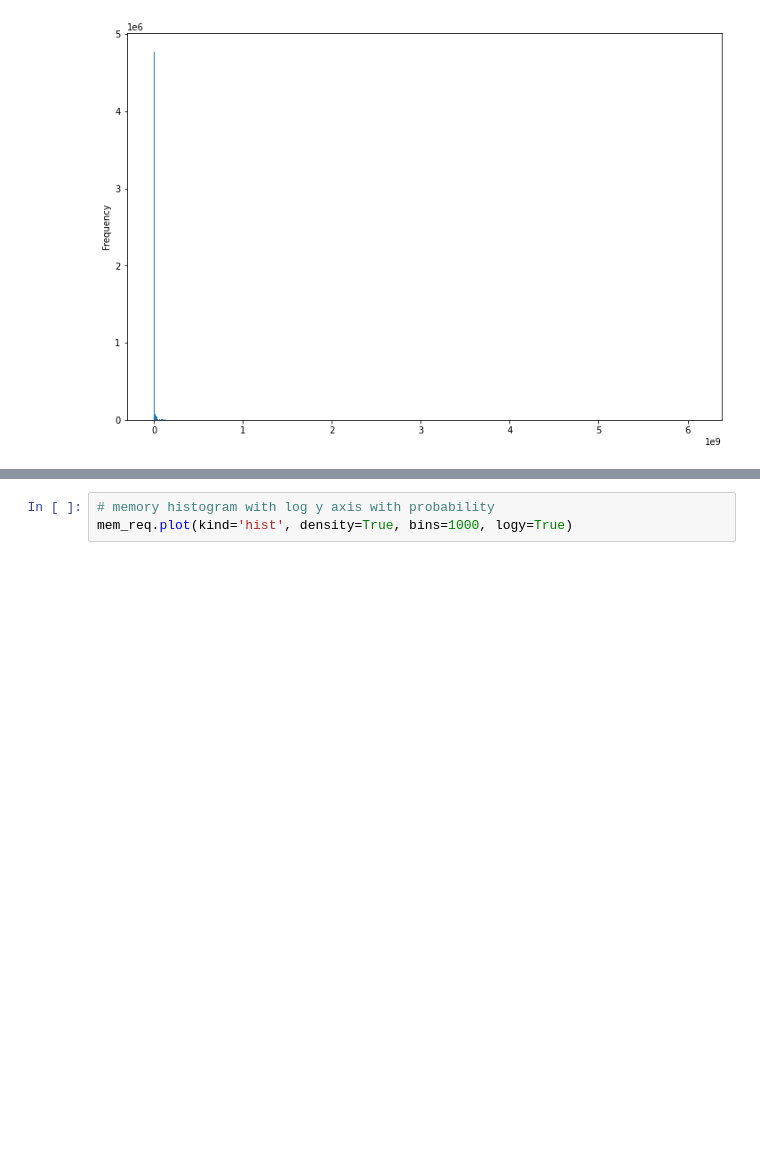
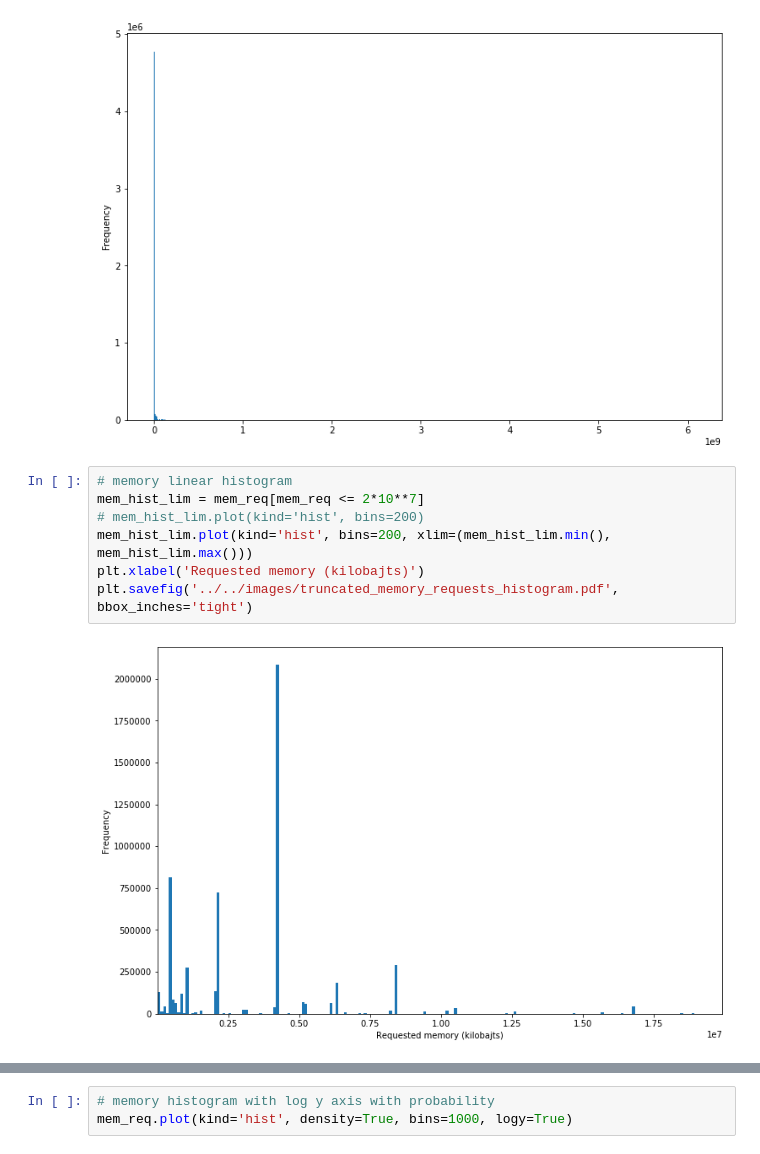
Before and after one commit to jankopanski/Burst-Buffer-Scheduling, a Jupyter notebook: analysis/Metacentrum3-Cross-Correlation.ipynb, the cells around one changed output, grey strips where cells are left out. Saved outputs shown, nothing was run; the diff lists cells and outputs as text; blank space fills up the shorter version.

```diff
--- a/analysis/Metacentrum3-Cross-Correlation.ipynb
+++ b/analysis/Metacentrum3-Cross-Correlation.ipynb
@@ -69,3 +75,12 @@ mem_req.plot(kind='hist', bins=1000, loglog=False)
 # %% [output]
 <matplotlib.axes._subplots.AxesSubplot at 0x...>
 [figure]
+# %%
+# memory linear histogram
+mem_hist_lim = mem_req[mem_req <= 2*10**7]
+# mem_hist_lim.plot(kind='hist', bins=200)
+mem_hist_lim.plot(kind='hist', bins=200, xlim=(mem_hist_lim.min(), mem_hist_lim.max()))
+plt.xlabel('Requested memory (kilobajts)')
+plt.savefig('../../images/truncated_memory_requests_histogram.pdf', bbox_inches='tight')
+# %% [output]
+[figure, added]
```
Also changed, not shown: parts of 23 cells of this notebook.
